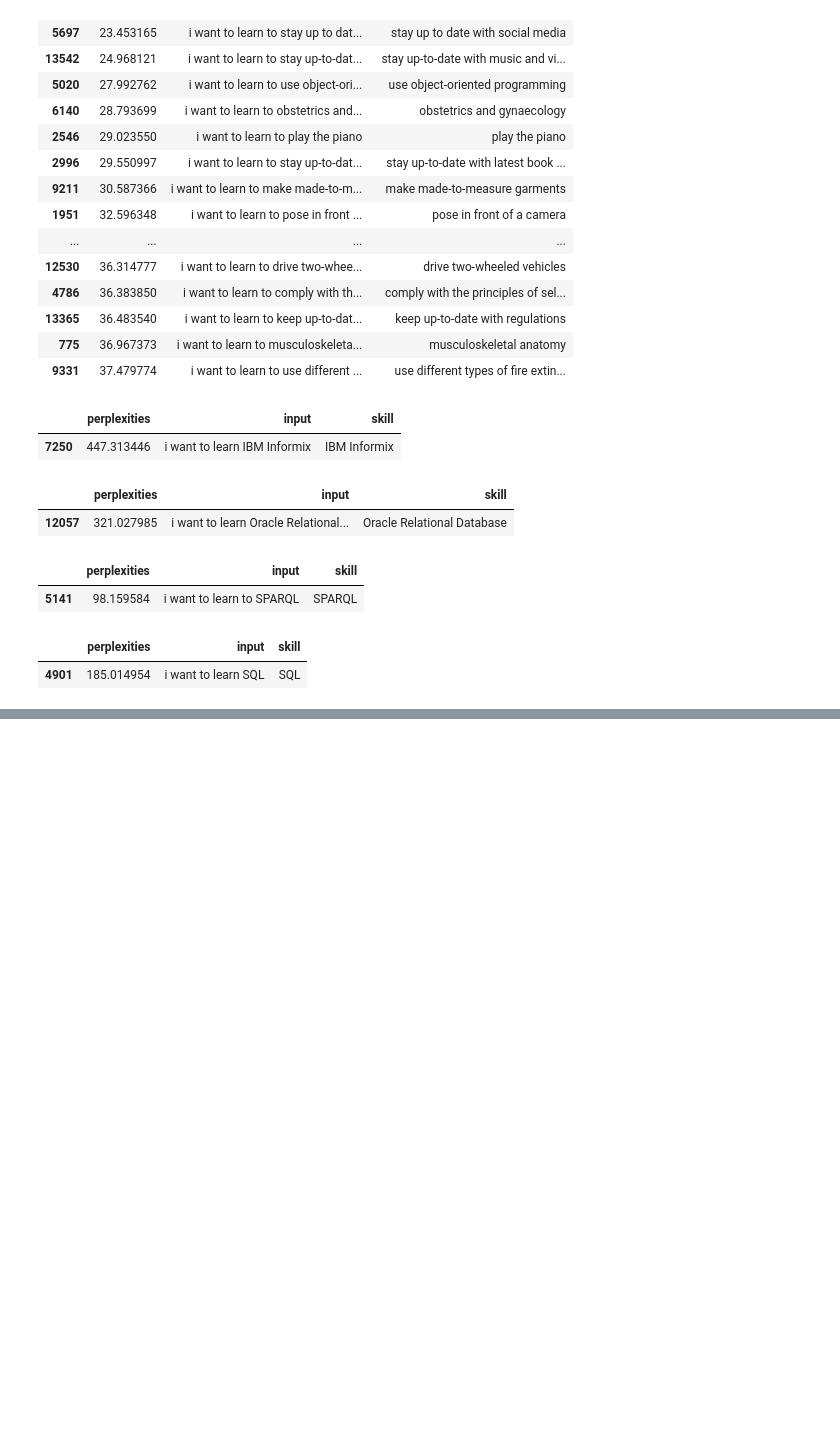
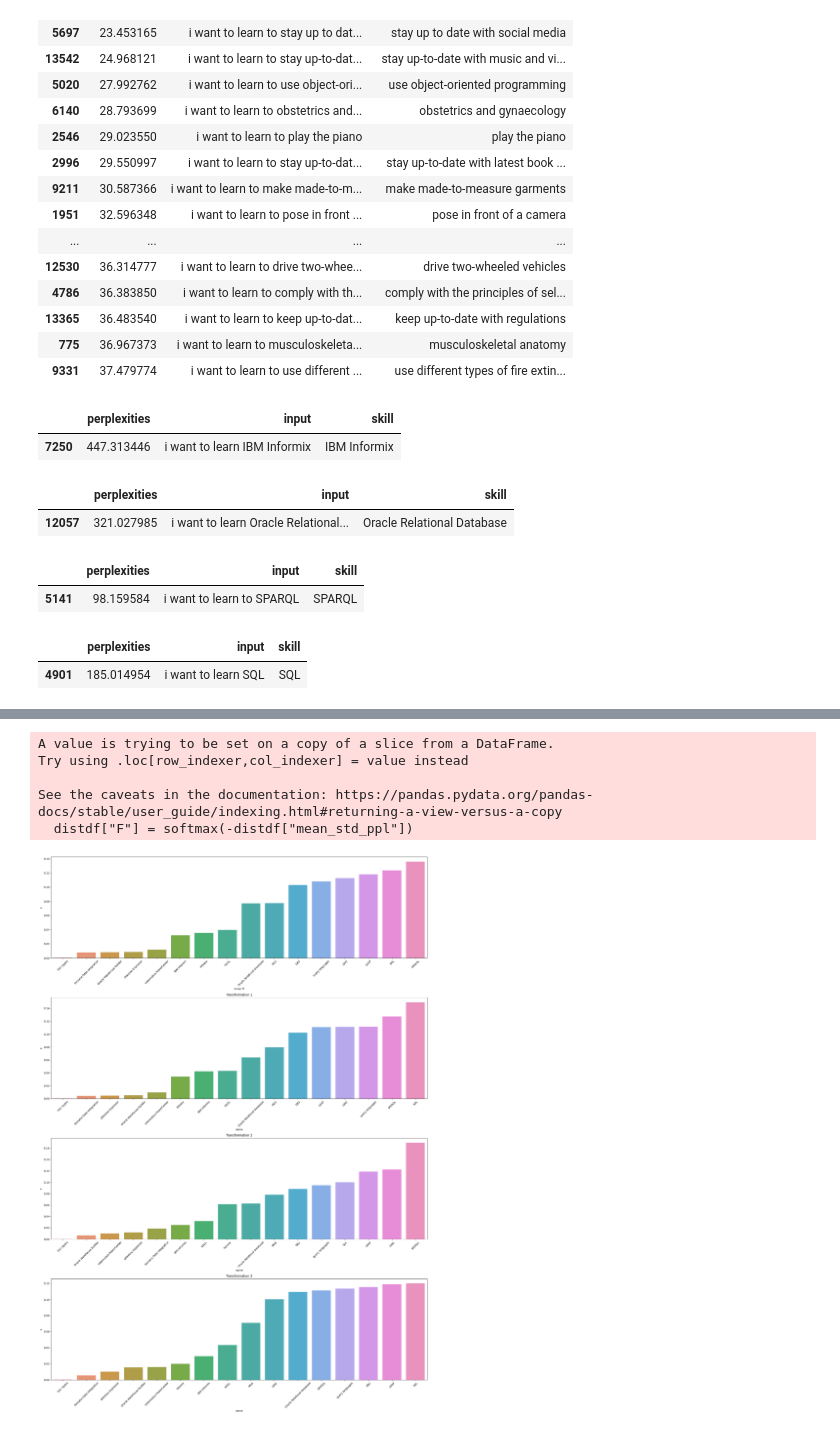
Before and after one commit to epfl-ml4ed/SkillThrills, a Jupyter notebook: protosp01/dataset_generation/frequency_skills.ipynb, the cells around one changed output, grey strips where cells are left out. Drawn from its saved outputs; the diff is of its cells as text; code cells hidden in the pictures; blank space fills up the shorter version.

```diff
--- a/protosp01/dataset_generation/frequency_skills.ipynb
+++ b/protosp01/dataset_generation/frequency_skills.ipynb
@@ -245,0 +587,26 @@ F[F["skill"].apply(lambda x : x[0] == "C")]
+# %%
+sub = ["PostreSQL", "THC Hydra", "SQL", "SPARQL", "XQuery", "LINQ"  , "N1QL", "MDX", "LDAP", "IBM Informix", "query languages", "Oracle Relational Database", "Oracle Warehouse Database", "Oracle Warehouse Builder", "DB2", "Pentaho Data Integration", "Informatica PowerCenter", "QlikView Expressor"]
+distdf = ppl_inputs_simple[ppl_inputs_simple.name.isin(sub)]
+softmax = lambda x : np.exp(x) / np.exp(x).sum()
+
+
+f, a = plt.subplots(4, 1, figsize=(21, 30))
+distdf["F"] = softmax(-distdf["mean_std_ppl"])
+distdf = distdf.sort_values("F")
+g = sns.barplot(data=distdf, y="F", x="name", ax=a[0])
+g.set_xticklabels(g.get_xticklabels(), rotation=45)
+g.set_xlabel("mean tf")
+for i, col in enumerate(tf_cols):
+    distdf["F"] = softmax(-distdf[col + '_ppl_std'])
+    distdf = distdf.sort_values("F")
+    g = sns.barplot(data=distdf, y="F", x="name", ax=a[i + 1], label=tf_col)
+    g.set_xticklabels(g.get_xticklabels(), rotation=45)
+    g.set_title(f"Transformation {i+1}")
+plt.tight_layout()
+# %% [output]
+A value is trying to be set on a copy of a slice from a DataFrame.
+Try using .loc[row_indexer,col_indexer] = value instead
+
+See the caveats in the documentation: https://pandas.pydata.org/pandas-docs/stable/user_guide/indexing.html#returning-a-view-versus-a-copy
+  distdf["F"] = softmax(-distdf["mean_std_ppl"])
+[figure, added]
```
Also changed, not shown: parts of 32 cells of this notebook, 6 other files.
